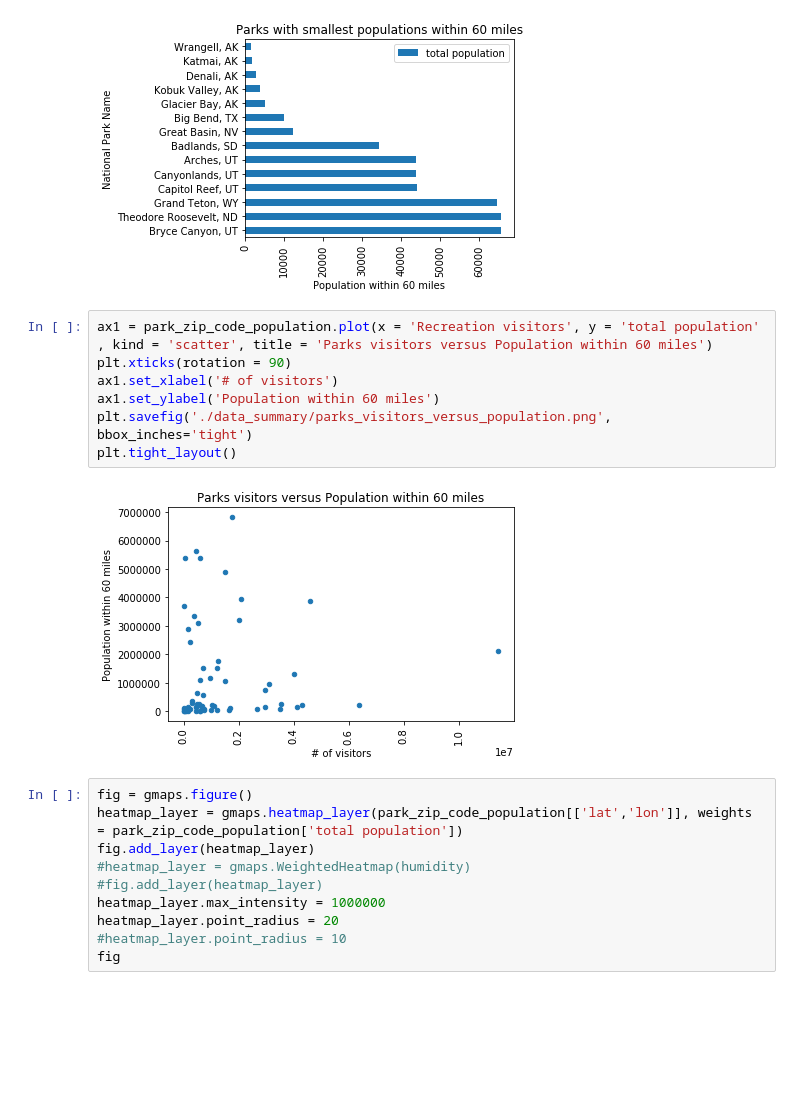
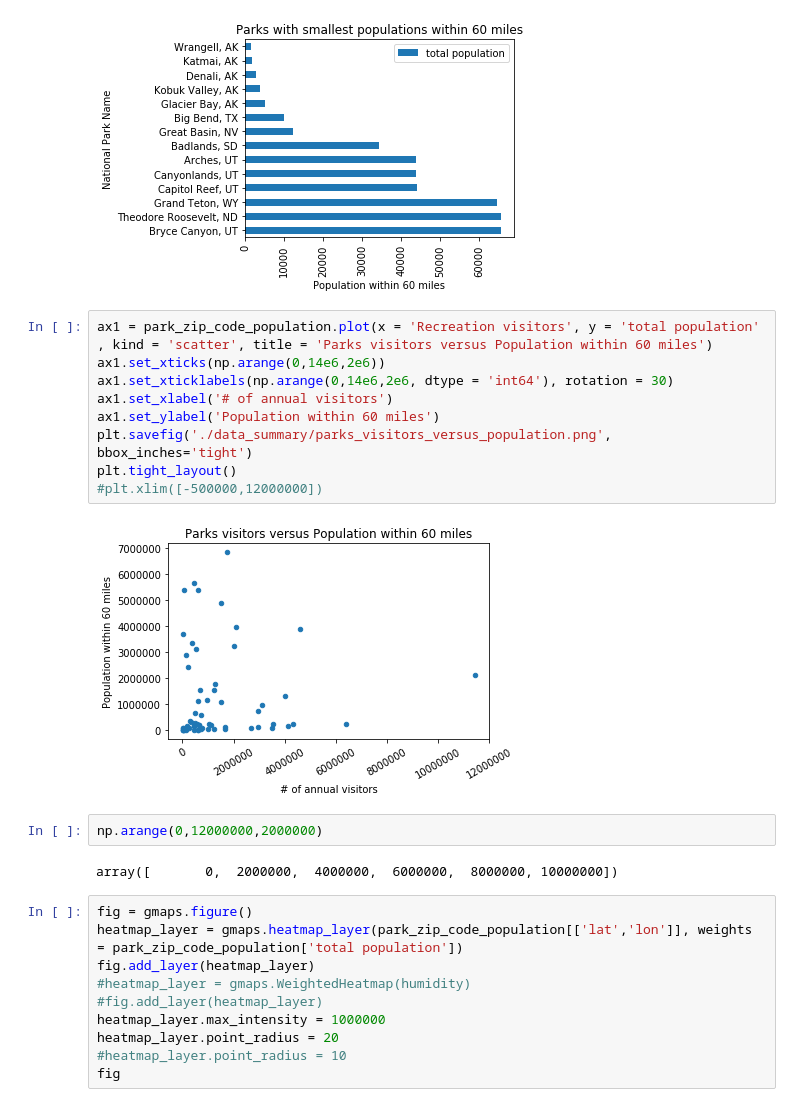
Before and after one commit to theaddies/bootcamp_project_1, a Jupyter notebook: NP_zip_code_radius.ipynb, the cells around one changed output. Saved outputs shown, nothing was run; the diff lists cells and outputs as text; blank space fills up the shorter version.

Commit message:
update graphs

```diff
--- a/NP_zip_code_radius.ipynb
+++ b/NP_zip_code_radius.ipynb
@@ -251,13 +254,19 @@ plt.tight_layout()
 [figure]
 # %%
 ax1 = park_zip_code_population.plot(x = 'Recreation visitors', y = 'total population' , kind = 'scatter', title = 'Parks visitors versus Population within 60 miles')
-plt.xticks(rotation = 90)
-ax1.set_xlabel('# of visitors')
+ax1.set_xticks(np.arange(0,14e6,2e6))
+ax1.set_xticklabels(np.arange(0,14e6,2e6, dtype = 'int64'), rotation = 30)
+ax1.set_xlabel('# of annual visitors')
 ax1.set_ylabel('Population within 60 miles')
 plt.savefig('./data_summary/parks_visitors_versus_population.png', bbox_inches='tight')
 plt.tight_layout()
+#plt.xlim([-500000,12000000])
 # %% [output]
-[figure, old version]
+[figure, new version]
+# %%
+np.arange(0,12000000,2000000)
+# %% [output]
+array([       0,  2000000,  4000000,  6000000,  8000000, 10000000])
 # %%
 fig = gmaps.figure()
 heatmap_layer = gmaps.heatmap_layer(park_zip_code_population[['lat','lon']], weights = park_zip_code_population['total population'])
```
Also changed, not shown: parts of 4 cells of this notebook, 2 other files.
